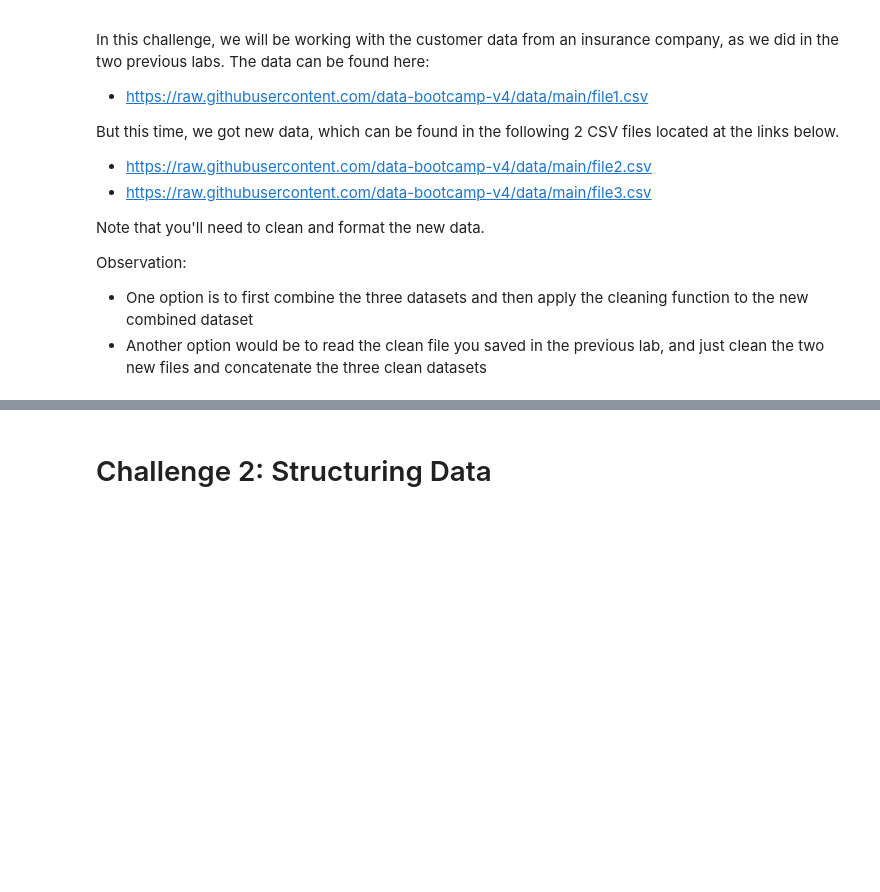
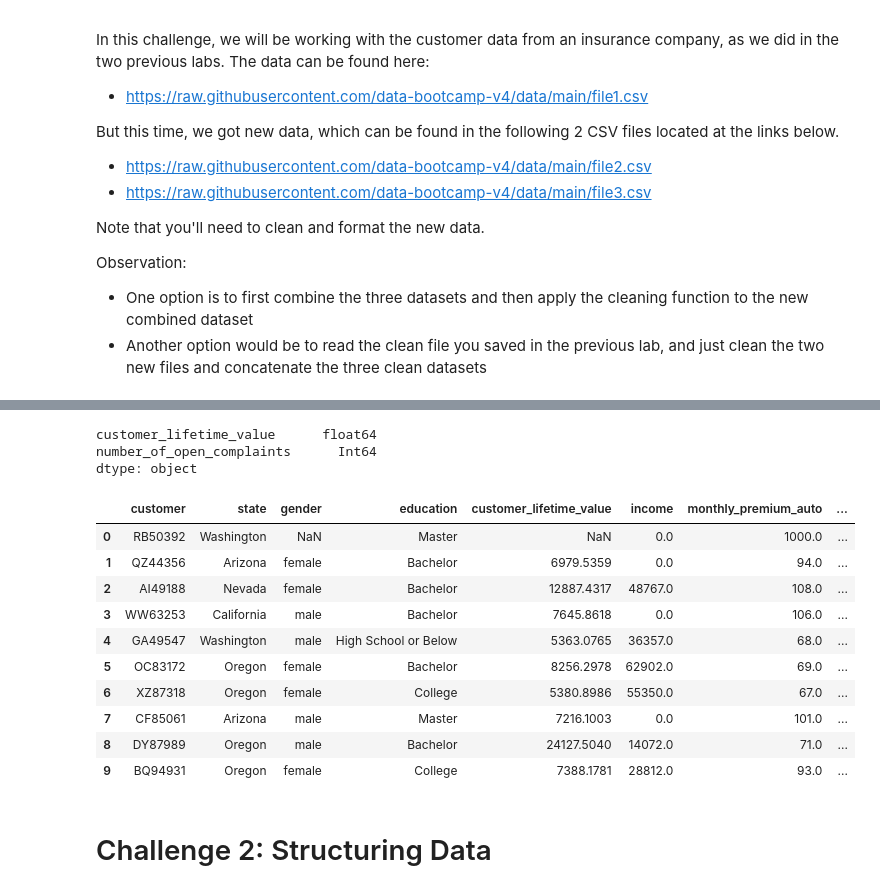
Before and after one commit to data-bootcamp-v4/lab-dw-data-structuring-and-combining, a Jupyter notebook: lab-dw-data-structuring-and-combining.ipynb, the cells around one changed output, grey strips where cells are left out. Drawn from its saved outputs; the diff is of its cells as text; code cells hidden in the pictures; blank space fills up the shorter version.

```diff
--- a/lab-dw-data-structuring-and-combining.ipynb
+++ b/lab-dw-data-structuring-and-combining.ipynb
@@ -21,0 +210,4 @@ Observation:
+# %%
+df = df.drop_duplicates()
+df = df.dropna(how="all")
+df.shape
@@ -21,0 +242,8 @@ Observation:
+# %%
+df["gender"] = df["gender"].replace({
+    "F": "female",
+    "M": "male",
+    "Male" : "male",
+    "Femal" : "female",
+
+})
@@ -21,0 +258,13 @@ Observation:
+# %%
+# Clean customer_lifetime_value: remove % signs and convert to real numeric values
+clv_text = df["customer_lifetime_value"].astype(str)
+has_percent = clv_text.str.contains("%", na=False)
+
+df["customer_lifetime_value"] = pd.to_numeric(
+    clv_text.str.replace("%", "", regex=False),
+    errors="coerce"
+)
+
+df.loc[has_percent, "customer_lifetime_value"] = df.loc[has_percent, "customer_lifetime_value"] / 100
+
+df["customer_lifetime_value"].head(10)
@@ -21,0 +283,16 @@ Observation:
+# %%
+# Clean number_of_open_complaints: extract the middle number from values like 1/0/00
+complaints_text = df["number_of_open_complaints"].astype(str)
+
+complaints_clean = pd.Series(
+    np.where(
+        complaints_text.str.contains("/", na=False),
+        complaints_text.str.split("/").str[1],
+        complaints_text
+    ),
+    index=df.index
+)
+
+df["number_of_open_complaints"] = pd.to_numeric(complaints_clean, errors="coerce").astype("Int64")
+
+df["number_of_open_complaints"].value_counts(dropna=False).sort_index()
@@ -22,3 +308,24 @@ Observation:
+# %%
+# Check that the cleaned columns are now numeric
+df[["customer_lifetime_value", "number_of_open_complaints"]].dtypes
+# %% [output]
+customer_lifetime_value      float64
+number_of_open_complaints      Int64
+dtype: object
+# %%
+df.head(10)
+# %% [output]
+|  | customer | state | gender | education | customer_lifetime_value | income | monthly_premium_auto | ... |
+| 0 | RB50392 | Washington | NaN | Master | NaN | 0.0 | 1000.0 | ... |
+| 1 | QZ44356 | Arizona | female | Bachelor | 6979.5359 | 0.0 | 94.0 | ... |
+| 2 | AI49188 | Nevada | female | Bachelor | 12887.4317 | 48767.0 | 108.0 | ... |
+| 3 | WW63253 | California | male | Bachelor | 7645.8618 | 0.0 | 106.0 | ... |
+| 4 | GA49547 | Washington | male | High School or Below | 5363.0765 | 36357.0 | 68.0 | ... |
+| 5 | OC83172 | Oregon | female | Bachelor | 8256.2978 | 62902.0 | 69.0 | ... |
+| 6 | XZ87318 | Oregon | female | College | 5380.8986 | 55350.0 | 67.0 | ... |
+| 7 | CF85061 | Arizona | male | Master | 7216.1003 | 0.0 | 101.0 | ... |
+| 8 | DY87989 | Oregon | male | Bachelor | 24127.5040 | 14072.0 | 71.0 | ... |
+| 9 | BQ94931 | Oregon | female | College | 7388.1781 | 28812.0 | 93.0 | ... |
 # %% [markdown]
 # Challenge 2: Structuring Data
 # %% [markdown]
```
Also changed, not shown: parts of 39 cells of this notebook, 2 other files.
